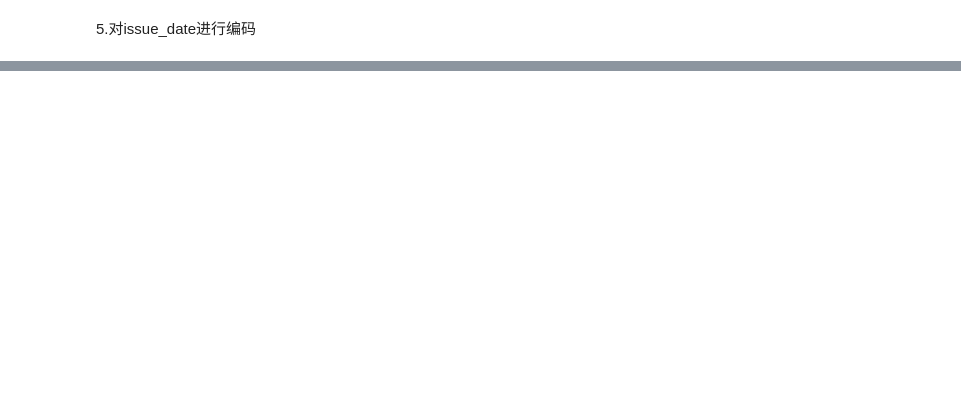
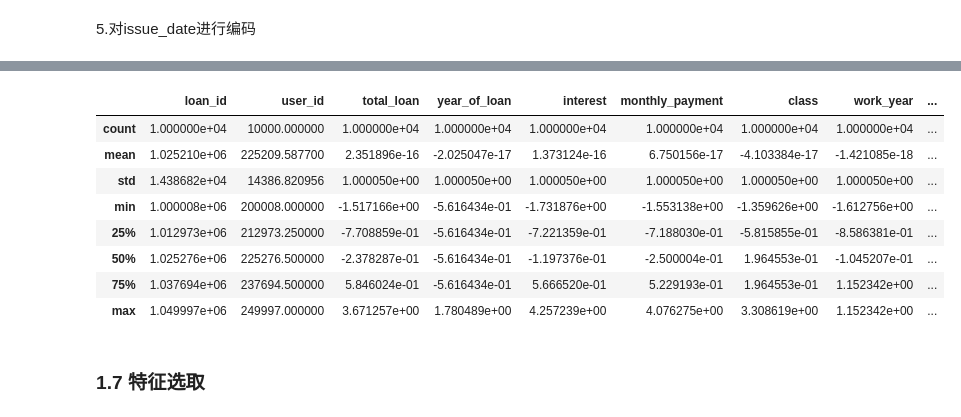
Before and after one commit to YongtengCai/Data-Mining, a Jupyter notebook: hw1/hw1.ipynb, the cells around one changed output, grey strips where cells are left out. Cells and saved outputs as stored; diff of their text form; code cells hidden in the pictures; blank space fills up the shorter version.

```diff
--- a/hw1/hw1.ipynb
+++ b/hw1/hw1.ipynb
@@ -191,0 +324,27 @@ data.head()
+# %%
+data_r = data[['total_loan','year_of_loan','interest','monthly_payment',
+               'class','work_year','house_exist','use','debt_loan_ratio',
+               'del_in_18month','known_outstanding_loan','known_dero',
+               'pub_dero_bankrup','early_return','early_return_amount',
+               'early_return_amount_3mon','issue_year','issue_month']]
+#正态标准化
+from sklearn import preprocessing
+z_scaler = preprocessing.StandardScaler().fit(data_r)
+data[['total_loan','year_of_loan','interest','monthly_payment',
+               'class','work_year','house_exist','use','debt_loan_ratio',
+               'del_in_18month','known_outstanding_loan','known_dero',
+               'pub_dero_bankrup','early_return','early_return_amount',
+               'early_return_amount_3mon','issue_year','issue_month']] = z_scaler.transform(data_r)
+data.describe()
+# %% [output]
+|  | loan_id | user_id | total_loan | year_of_loan | interest | monthly_payment | class | work_year | ... |
+| count | 1.000000e+04 | 10000.000000 | 1.000000e+04 | 1.000000e+04 | 1.000000e+04 | 1.000000e+04 | 1.000000e+04 | 1.000000e+04 | ... |
+| mean | 1.025210e+06 | 225209.587700 | 2.351896e-16 | -2.025047e-17 | 1.373124e-16 | 6.750156e-17 | -4.103384e-17 | -1.421085e-18 | ... |
+| std | 1.438682e+04 | 14386.820956 | 1.000050e+00 | 1.000050e+00 | 1.000050e+00 | 1.000050e+00 | 1.000050e+00 | 1.000050e+00 | ... |
+| min | 1.000008e+06 | 200008.000000 | -1.517166e+00 | -5.616434e-01 | -1.731876e+00 | -1.553138e+00 | -1.359626e+00 | -1.612756e+00 | ... |
+| 25% | 1.012973e+06 | 212973.250000 | -7.708859e-01 | -5.616434e-01 | -7.221359e-01 | -7.188030e-01 | -5.815855e-01 | -8.586381e-01 | ... |
+| 50% | 1.025276e+06 | 225276.500000 | -2.378287e-01 | -5.616434e-01 | -1.197376e-01 | -2.500004e-01 | 1.964553e-01 | -1.045207e-01 | ... |
+| 75% | 1.037694e+06 | 237694.500000 | 5.846024e-01 | -5.616434e-01 | 5.666520e-01 | 5.229193e-01 | 1.964553e-01 | 1.152342e+00 | ... |
+| max | 1.049997e+06 | 249997.000000 | 3.671257e+00 | 1.780489e+00 | 4.257239e+00 | 4.076275e+00 | 3.308619e+00 | 1.152342e+00 | ... |
+# %% [markdown]
+### 1.7 特征选取
```
Also changed, not shown: parts of 25 cells of this notebook.
